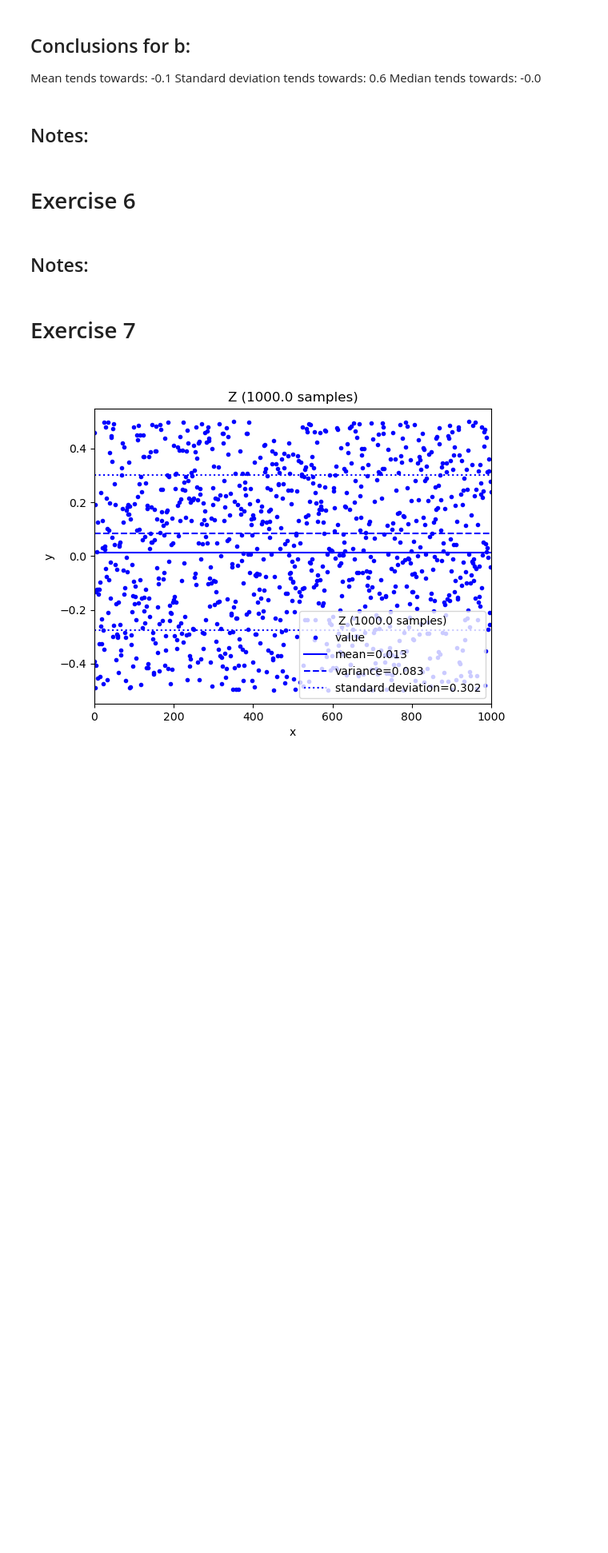
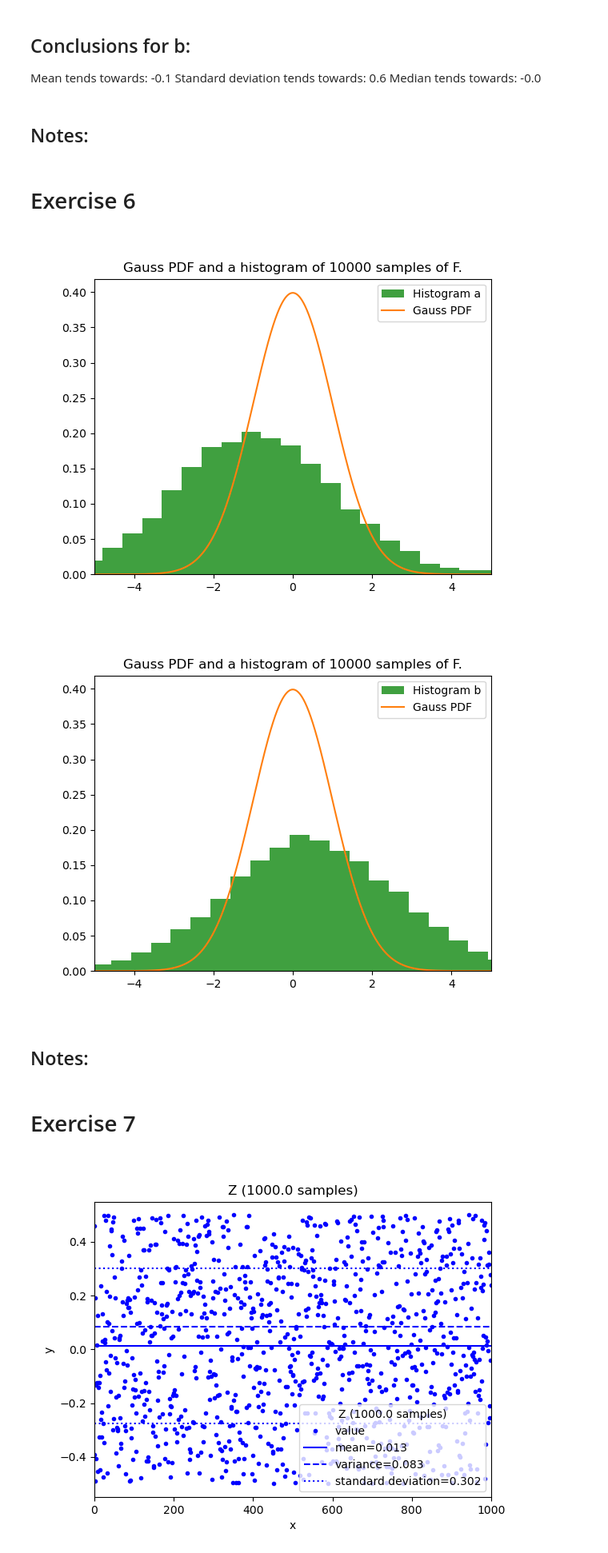
Before and after one commit to RedOrbweaver/STSex, a Jupyter notebook: ex0.ipynb, the cells around one changed output. Shown at 80% size. Saved outputs shown, nothing was run; the diff lists cells and outputs as text; code cells hidden in the pictures; blank space fills up the shorter version.

```diff
--- a/ex0.ipynb
+++ b/ex0.ipynb
@@ -302,25 +331,28 @@ meanB, devB, medianB = EvaluateFunctionTendencies(PeB, mnB, mxB, stages, "b")
 # %%
 nsamples = 10000
 
 gauss = lambda x, a, b: (1/math.sqrt(2*math.pi*b)) * math.exp(-(x - a)**2 / 2*b)
 dist, points = ComputeDistribution(nsamples, -5, 5, gauss, 0, 1)
 
 def F6(f, mn, mx, mean, var):
     samples = GenSamplesF(16, f, mn, mx)
-    l = [(x - mean)/var for x in samples]
+    l = [(x - mean)/math.sqrt(var) for x in samples]
     #print(mean, var)
     #print(l)
     return 0.25 * sum(l)
 F6n = lambda n, f, mn, mx, mean, var: [F6(f, mn, mx, mean, var) for i in range(0, n)]
 
 
 seqPA = F6n(nsamples, PeA, mnA, mxA, meanA, devA**2)
 HistogramCompare(seqPA, 0.5, points, dist, "Histogram a", "Gauss PDF", f"Gauss PDF and a histogram of {len(seqPA)} samples of F."\
      , axis = (-5, 5, None, None))
 
 seqPB = F6n(nsamples, PeB, mnB, mxB, meanB, devB**2)
 HistogramCompare(seqPB, 0.5, points, dist, "Histogram b", "Gauss PDF", f"Gauss PDF and a histogram of {len(seqPB)} samples of F."\
      , axis = (-5, 5, None, None))
+# %% [output]
+[figure, added]
+[figure, added]
 # %% [markdown]
 ## Notes:
 # %% [markdown]
```
Also changed, not shown: parts of 9 cells of this notebook.
